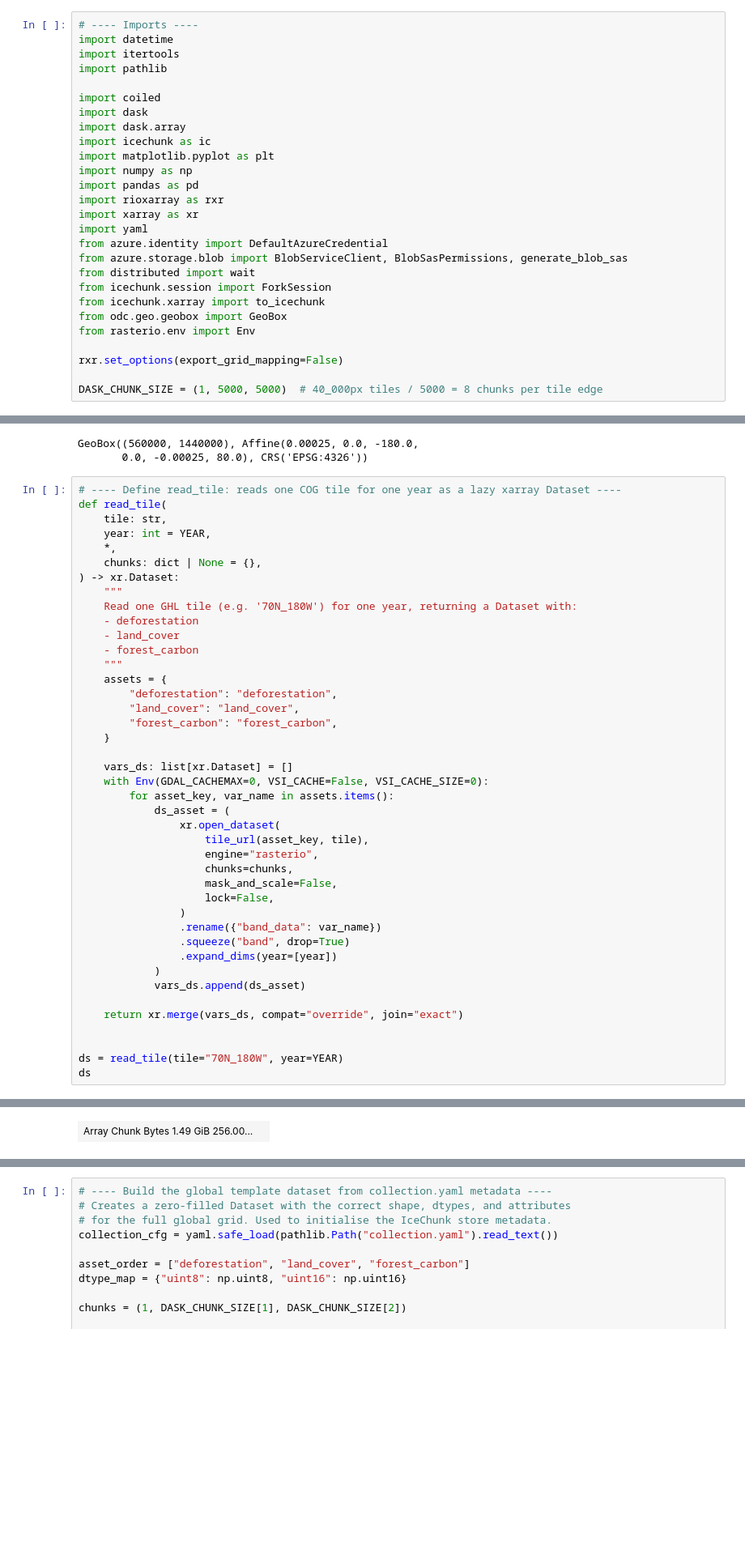
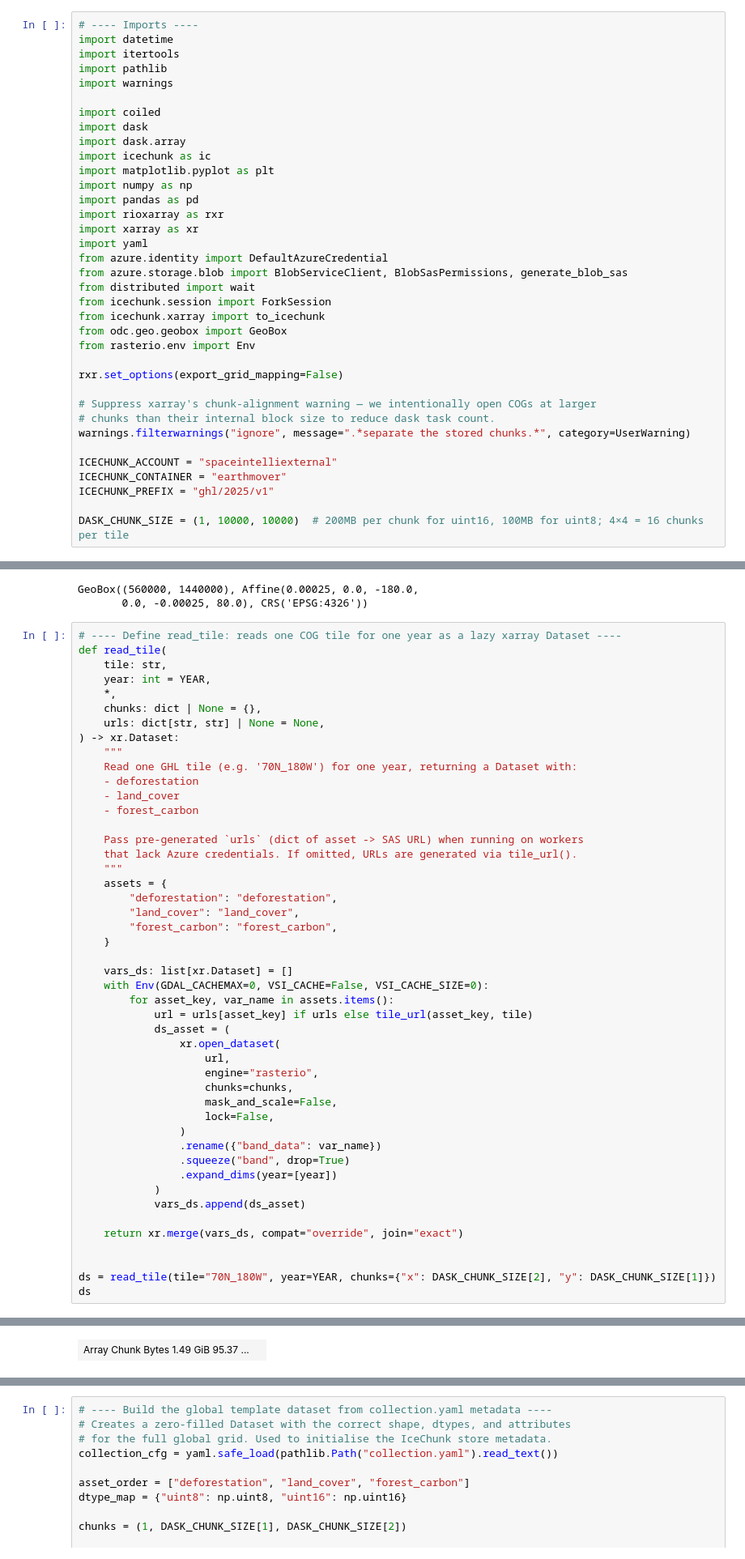
Before and after one commit to Space-Intelligence/si-integrations, a Jupyter notebook: integrations/earthmover/ghl/build_icechunk.ipynb, the cells around one changed output, grey strips where cells are left out. Shown at 81% size. Drawn from its saved outputs; the diff is of its cells as text; blank space fills up the shorter version.

```diff
--- a/integrations/earthmover/ghl/build_icechunk.ipynb
+++ b/integrations/earthmover/ghl/build_icechunk.ipynb
@@ -7,6 +7,7 @@ Ticket: https://github.com/Space-Intelligence/issues/issues/1381
 import datetime
 import itertools
 import pathlib
+import warnings
 
 import coiled
 import dask
@@ -28,7 +29,15 @@ from rasterio.env import Env
 
 rxr.set_options(export_grid_mapping=False)
 
-DASK_CHUNK_SIZE = (1, 5000, 5000)  # 40_000px tiles / 5000 = 8 chunks per tile edge
+# Suppress xarray's chunk-alignment warning — we intentionally open COGs at larger
+# chunks than their internal block size to reduce dask task count.
+warnings.filterwarnings("ignore", message=".*separate the stored chunks.*", category=UserWarning)
+
+ICECHUNK_ACCOUNT = "spaceintelliexternal"
+ICECHUNK_CONTAINER = "earthmover"
+ICECHUNK_PREFIX = "ghl/2025/v1"
+
+DASK_CHUNK_SIZE = (1, 10000, 10000)  # 200MB per chunk for uint16, 100MB for uint8; 4×4 = 16 chunks per tile
 # %%
 # ---- Load config and set up Azure storage client + SAS URL helper ----
 ASSETS_PATH = pathlib.Path("assets.yaml")
@@ -98,12 +107,16 @@ def read_tile(
     year: int = YEAR,
     *,
     chunks: dict | None = {},
+    urls: dict[str, str] | None = None,
 ) -> xr.Dataset:
     """
     Read one GHL tile (e.g. '70N_180W') for one year, returning a Dataset with:
     - deforestation
     - land_cover
     - forest_carbon
+
+    Pass pre-generated `urls` (dict of asset -> SAS URL) when running on workers
+    that lack Azure credentials. If omitted, URLs are generated via tile_url().
     """
     assets = {
         "deforestation": "deforestation",
@@ -114,44 +127,45 @@ def read_tile(
     vars_ds: list[xr.Dataset] = []
     with Env(GDAL_CACHEMAX=0, VSI_CACHE=False, VSI_CACHE_SIZE=0):
         for asset_key, var_name in assets.items():
+            url = urls[asset_key] if urls else tile_url(asset_key, tile)
             ds_asset = (
                 xr.open_dataset(
-                    tile_url(asset_key, tile),
+                    url,
                     engine="rasterio",
                     chunks=chunks,
                     mask_and_scale=False,
                     lock=False,
                 )
                 .rename({"band_data": var_name})
                 .squeeze("band", drop=True)
                 .expand_dims(year=[year])
             )
             vars_ds.append(ds_asset)
 
     return xr.merge(vars_ds, compat="override", join="exact")
 
 
-ds = read_tile(tile="70N_180W", year=YEAR)
+ds = read_tile(tile="70N_180W", year=YEAR, chunks={"x": DASK_CHUNK_SIZE[2], "y": DASK_CHUNK_SIZE[1]})
 ds
 # %% [output]
 <xarray.Dataset> Size: 6GB Dimensions: (year: 1, x: 40000, y: 40000) Coordinates: * year (year) int64 8B 2024 * x (x) float64 320kB -180.0 -180.0 -180.0 ... -170.0 -170.0 * y (y) float64 320kB 70.0 70 ...
 xarray.Dataset
 Dimensions:
 year: 1
 x: 40000
 y: 40000
 Coordinates: (4)
 year
 (year)
 int64
 2024
 array([2024])
 ... (28 lines left out)
 scale_factor :
 1.0
 add_offset :
 0.0
-| Array Chunk Bytes 1.49 GiB 256.00... |  |
+| Array Chunk Bytes 1.49 GiB 95.37 ... |  |
 land_cover
 (year, y, x)
 uint8
```
Also changed, not shown: parts of 11 cells of this notebook.
